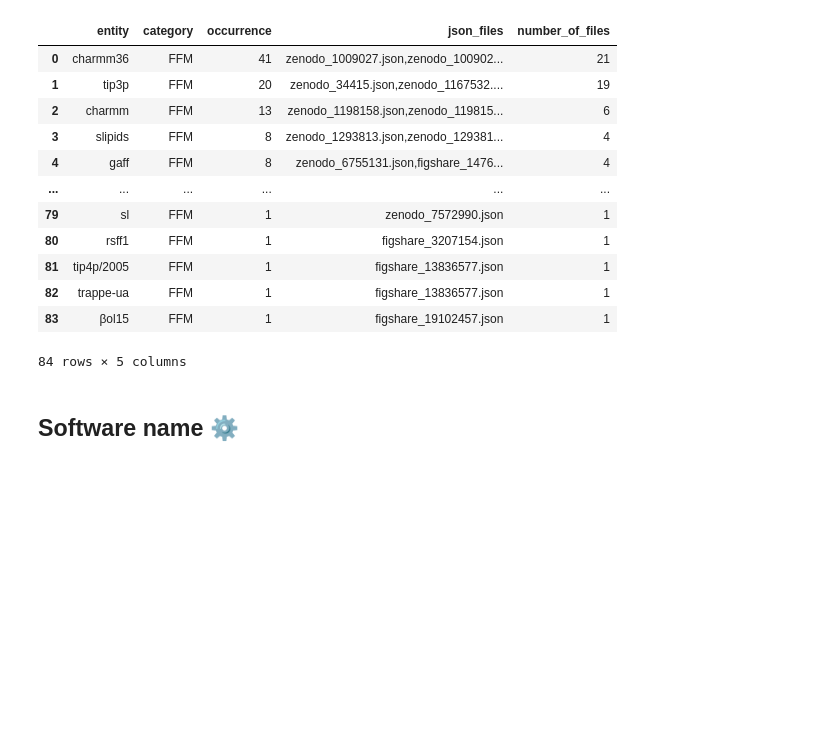
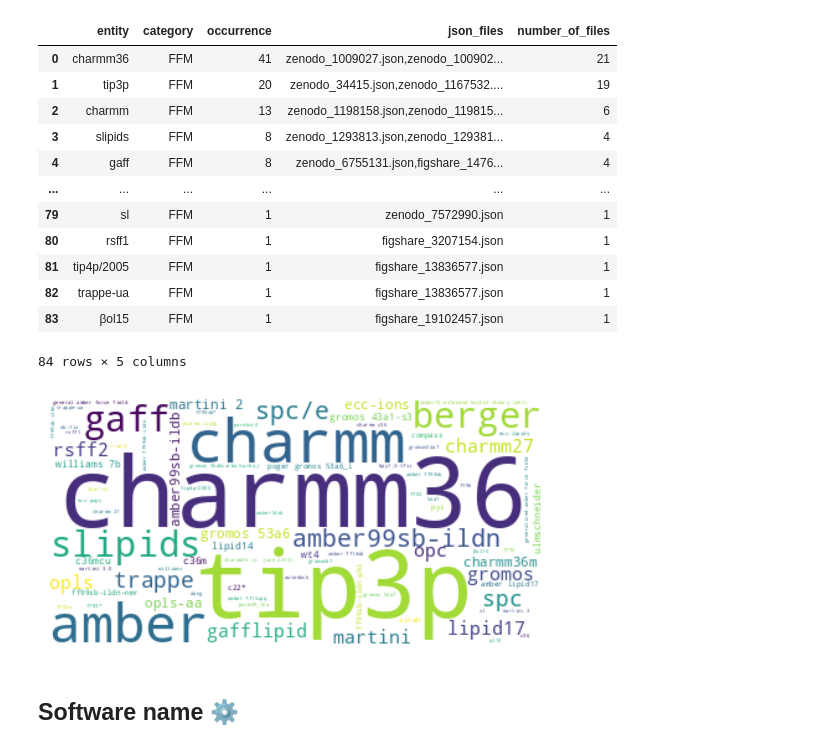
Before and after one commit to MDverse/mdner_llm, a Jupyter notebook: notebooks/review/explore_entities_from_inventory.ipynb, the cells around one changed output. Saved outputs shown, nothing was run; the diff lists cells and outputs as text; code cells hidden in the pictures; blank space fills up the shorter version.

```diff
--- a/notebooks/review/explore_entities_from_inventory.ipynb
+++ b/notebooks/review/explore_entities_from_inventory.ipynb
@@ -138,6 +154,10 @@ list_entities(entities_by_category, "FFM")
 | 82 | trappe-ua | FFM | 1 | figshare_13836577.json | 1 |
 | 83 | βol15 | FFM | 1 | figshare_19102457.json | 1 |
 84 rows × 5 columns
+# %%
+make_wordlcoud(entities_by_category, "FFM")
+# %% [output]
+[figure, added]
 # %% [markdown]
 ## Software name ⚙️
 # %%
```
Also changed, not shown: parts of 8 cells of this notebook, 2 other files.
